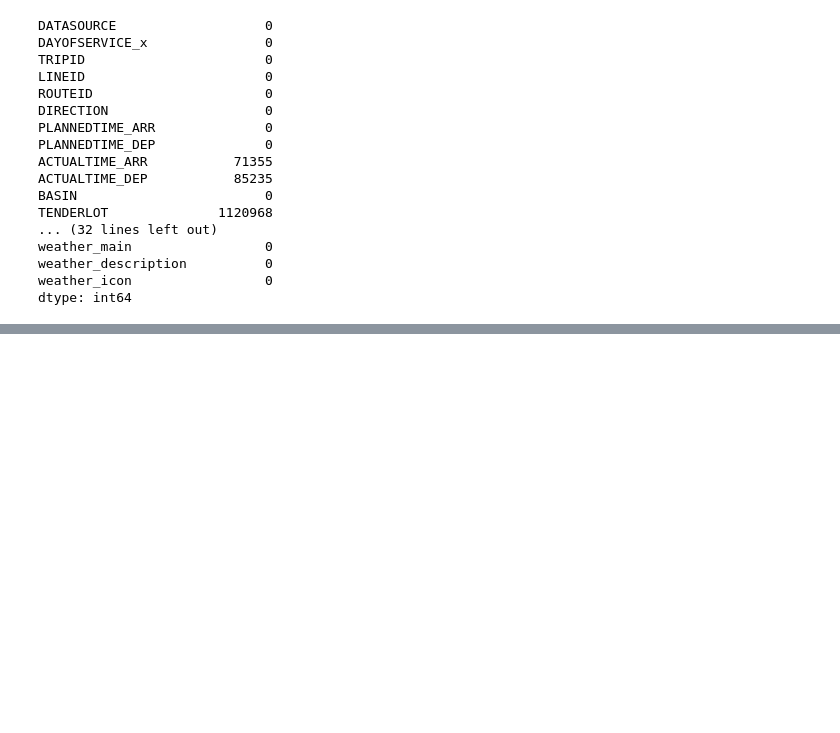
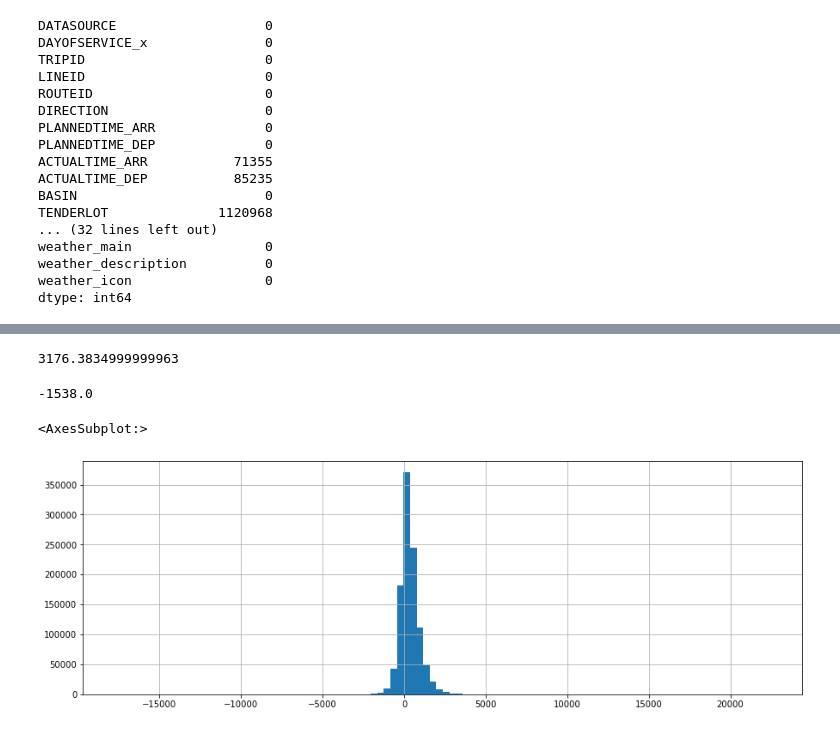
Before and after one commit to XinHuiUCD/dublinBus, a Jupyter notebook: dublinBus/data_models/data_exploration.ipynb, the cells around one changed output, grey strips where cells are left out. Cells and saved outputs as stored; diff of their text form; code cells hidden in the pictures; blank space fills up the shorter version.

```diff
--- a/dublinBus/data_models/data_exploration.ipynb
+++ b/dublinBus/data_models/data_exploration.ipynb
@@ -58,0 +326,4 @@ dtype: int64
+# %%
+# Departure Differences
+tripWeather['departure_diff'] = tripWeather['ACTUALTIME_DEP'] - tripWeather['PLANNEDTIME_DEP']
+tripWeather.head()
@@ -58,0 +338,4 @@ dtype: int64
+# %%
+# Planned Duration
+tripWeather['planned_duration'] = tripWeather['PLANNEDTIME_ARR'] - tripWeather['PLANNEDTIME_DEP']
+tripWeather.head()
@@ -58,0 +350,4 @@ dtype: int64
+# %%
+# Actual Duration
+tripWeather['actual_duration'] = tripWeather['ACTUALTIME_ARR'] - tripWeather['ACTUALTIME_DEP']
+tripWeather.head()
@@ -58,0 +362,4 @@ dtype: int64
+# %%
+# Duration Difference
+tripWeather['duration_diff'] = tripWeather['actual_duration'] - tripWeather['planned_duration']
+tripWeather.head()
@@ -58,0 +374,15 @@ dtype: int64
+# %%
+upper_clamp = np.percentile(tripWeather['duration_diff'], 99.85)
+upper_clamp
+# %% [output]
+3176.3834999999963
+# %%
+lower_clamp = np.percentile(tripWeather['duration_diff'], 0.15)
+lower_clamp
+# %% [output]
+-1538.0
+# %%
+tripWeather.duration_diff.hist(figsize=(15,5), bins=100)
+# %% [output]
+<AxesSubplot:>
+[figure, added]
```
Also changed, not shown: parts of 60 cells of this notebook.
